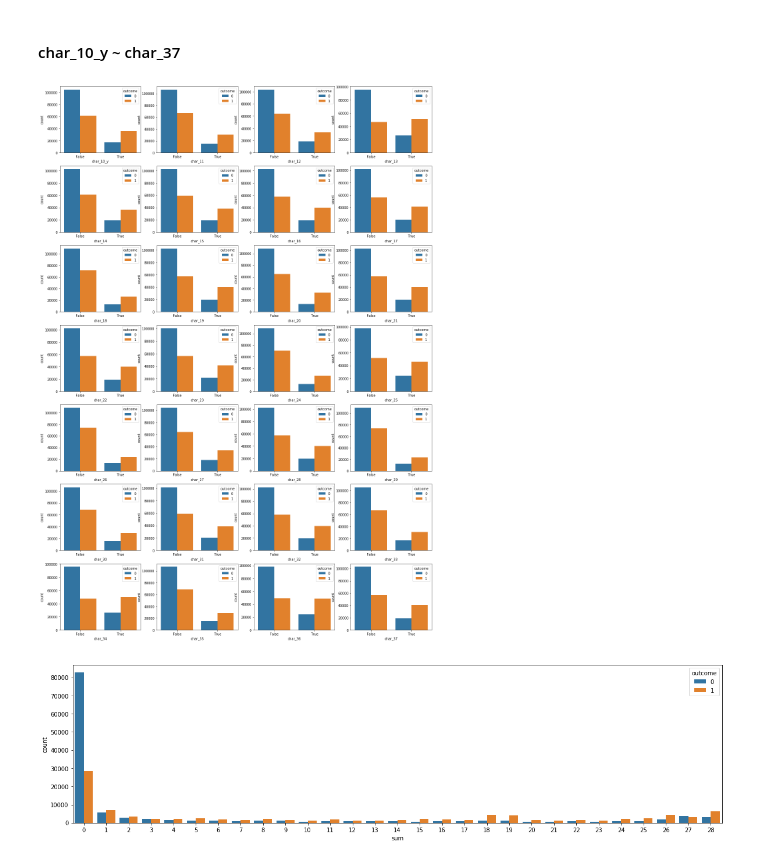
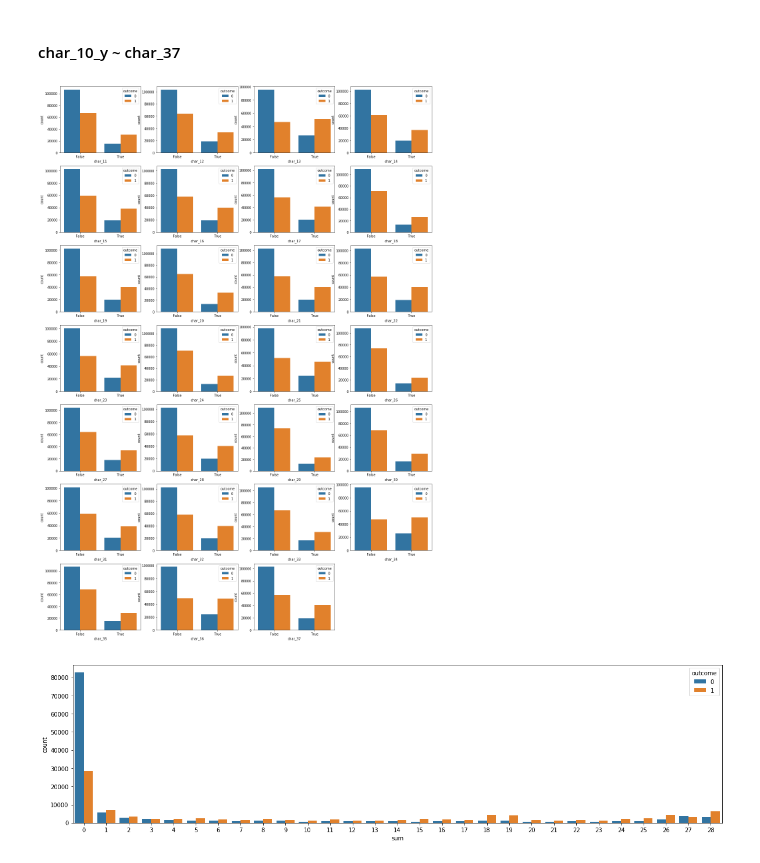
Before and after one commit to sooooner/dss_team_project_ML, a Jupyter notebook: red_hat/sooner.ipynb, the cells around one changed output. Drawn from its saved outputs; the diff is of its cells as text; code cells hidden in the pictures.

```diff
--- a/red_hat/sooner.ipynb
+++ b/red_hat/sooner.ipynb
@@ -180,7 +182,7 @@ Name: people_id, dtype: int64
 plt.figure(figsize=(20,10))
 for i, ppl in enumerate([294918, 370270, 105739, 54699, 64887]):
     plt.subplot(5,1,i+1)
-    plt.scatter(df_merge[df_merge.people_id == ppl]['Past days'], \
+    plt.scatter(df_merge[df_merge.people_id == ppl]['Past_days'], \
                 df_merge[df_merge.people_id == ppl].outcome, alpha = 0.25)
     plt.ylim(-0.1,1.1)
 plt.show()
@@ -191,7 +193,7 @@ plt.show()
 plt.figure(figsize=(20,30))
 for i, group in enumerate(df_merge.group_1.unique()[:20]):
     plt.subplot(10,2,i+1)
-    plt.scatter(df_merge[df_merge.group_1 == group]['Past days'], \
+    plt.scatter(df_merge[df_merge.group_1 == group]['Past_days'], \
                 df_merge[df_merge.group_1 == group].outcome, alpha = 0.25)
     plt.ylim(-0.1,1.1)
 plt.show()
@@ -203,7 +205,7 @@ plt.show()
 plt.figure(figsize=(20,10))
 for i, group in enumerate([17304, 667, 8386, 9280,450]):
     plt.subplot(5,1,i+1)
-    plt.scatter(df_merge[df_merge.group_1 == group]['Past days'], \
+    plt.scatter(df_merge[df_merge.group_1 == group]['Past_days'], \
                 df_merge[df_merge.group_1 == group].outcome, alpha = 0.25)
     plt.ylim(-0.1,1.1)
 plt.show()
@@ -225,3 +227,5 @@ plt.show()
 #### sample
 # %%
 df_sample = df_merge.sample(frac = 0.1, random_state=0).copy()
+df_sample.fillna(0, inplace=True)
+df_sample['sum'] = df_sample.iloc[:,-29:-1].sum(axis=1)
@@ -278,10 +286,10 @@ plt.show()
 #### char_10_y ~ char_37
 # %%
 plt.figure(figsize=(20,30))
-for i, feat in enumerate(df_sample.columns[-29:-1]):
+for i, feat in enumerate(df_sample.columns[-29:-2]):
     plt.subplot(7,4,i+1)
     sns.countplot(feat, hue='outcome', data=df_sample)
 plt.show()
 # %% [output]
-[figure, old version]
+[figure, new version]
 # %%
```
Also changed, not shown: parts of 53 cells of this notebook.
